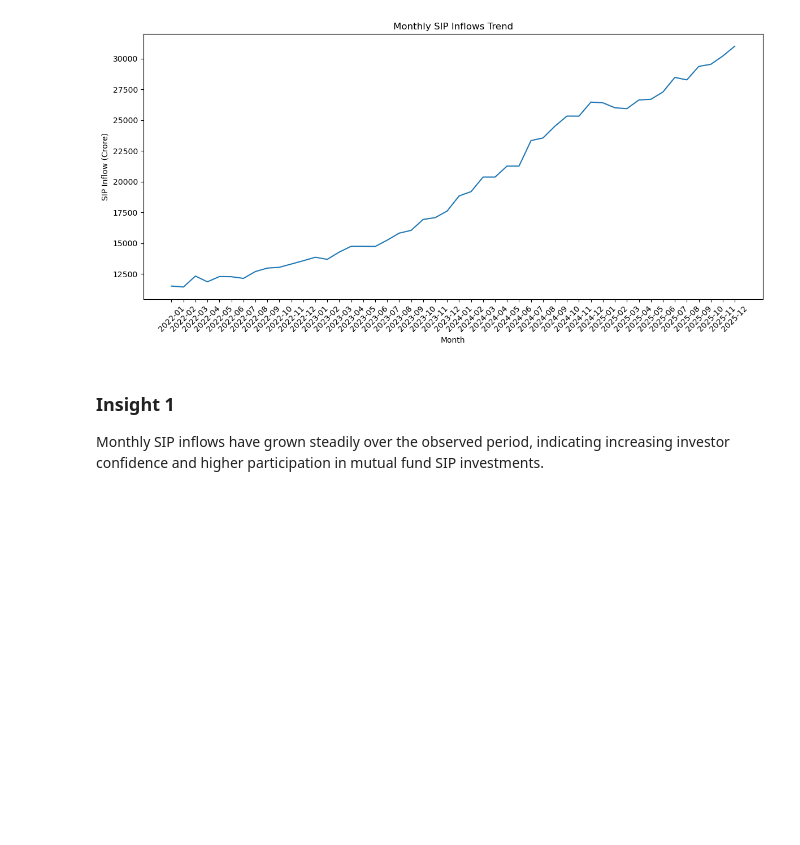
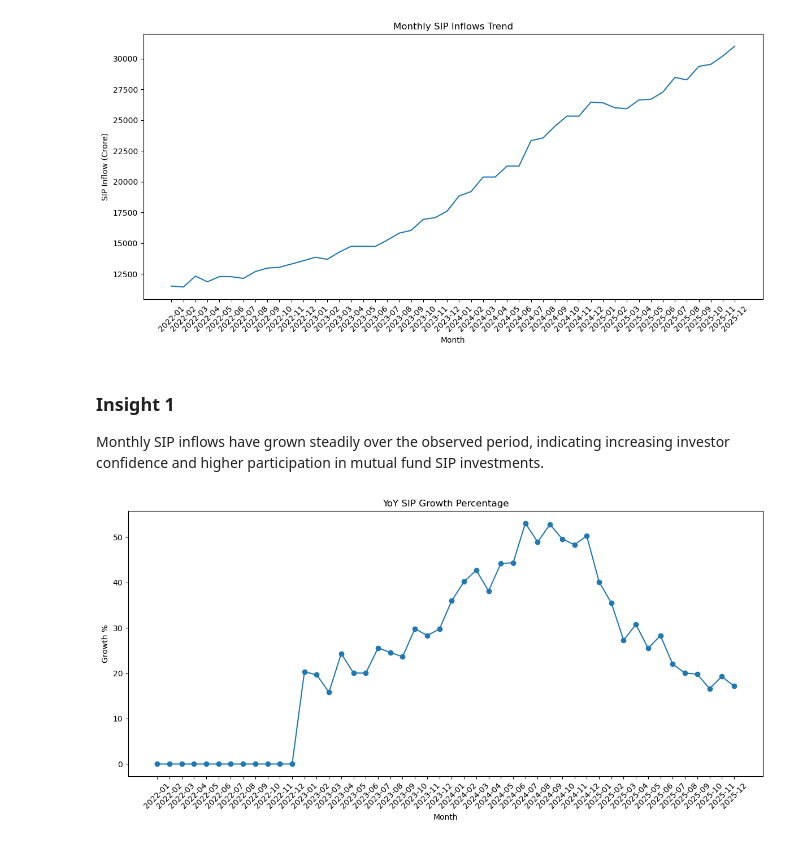
Before and after one commit to yaswathyash3116/fintech-data-analyst-capstone, a Jupyter notebook: notebook/03_EDA.ipynb, the cells around one changed output. Drawn from its saved outputs; the diff is of its cells as text; code cells hidden in the pictures; blank space fills up the shorter version.

```diff
--- a/notebook/03_EDA.ipynb
+++ b/notebook/03_EDA.ipynb
@@ -30,0 +38,20 @@ Monthly SIP inflows have grown steadily over the observed period, indicating inc
+# %%
+import os
+
+import pandas as pd
+import matplotlib.pyplot as plt
+
+sip = pd.read_csv("../data/04_monthly_sip_inflows_cleaned.csv")
+
+plt.figure(figsize=(12,6))
+plt.plot(sip['month'], sip['yoy_growth_pct'], marker='o')
+
+plt.title("YoY SIP Growth Percentage")
+plt.xlabel("Month")
+plt.ylabel("Growth %")
+plt.xticks(rotation=45)
+
+plt.tight_layout()
+plt.show()
+# %% [output]
+[figure, added]
```
Also changed, not shown: parts of 12 cells of this notebook.
